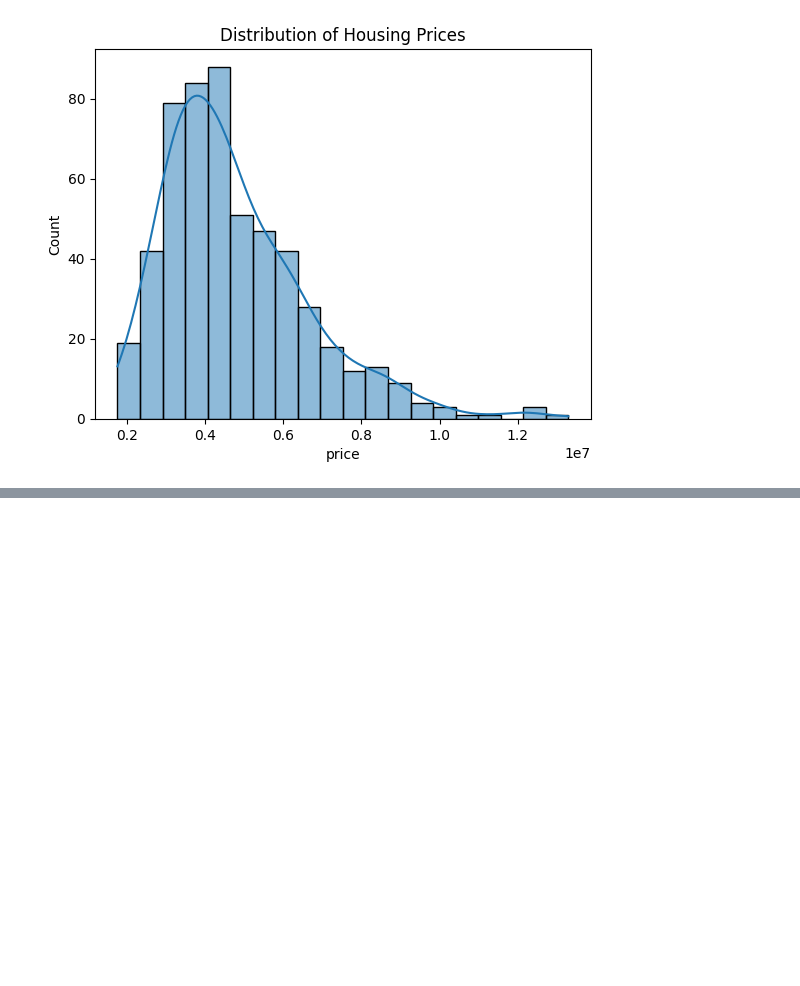
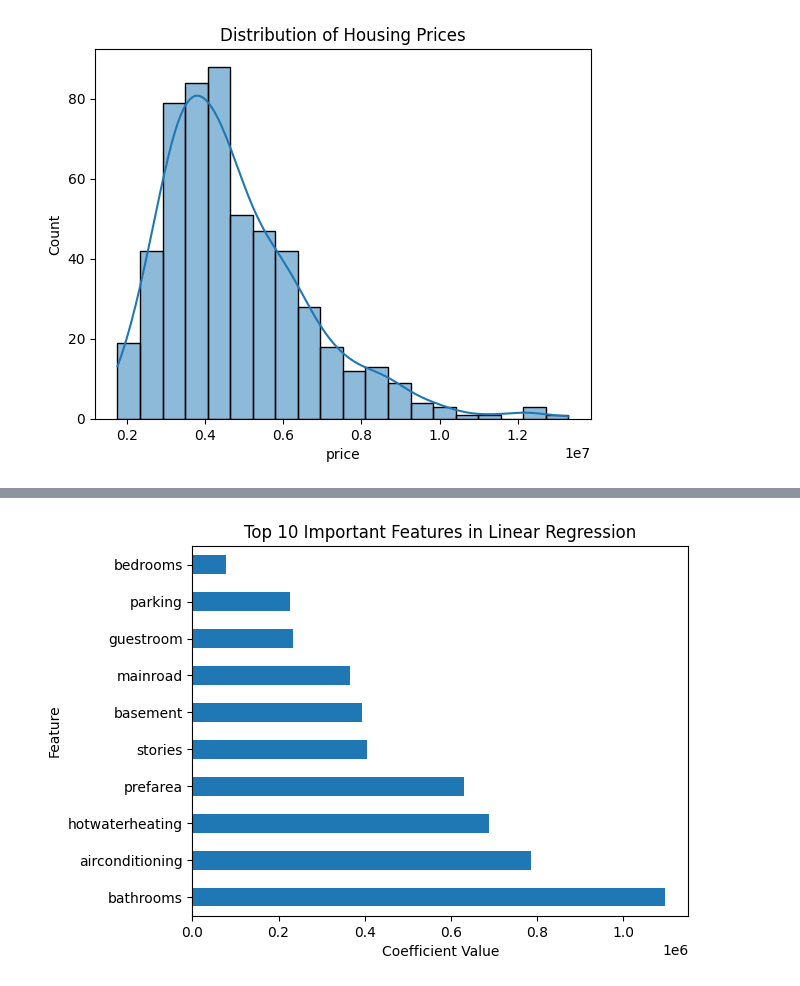
Before and after one commit to JoelEkeng/Linear-regression-model, a Jupyter notebook: model.ipynb, the cells around one changed output, grey strips where cells are left out. Cells and saved outputs as stored; diff of their text form; code cells hidden in the pictures; blank space fills up the shorter version.

```diff
--- a/model.ipynb
+++ b/model.ipynb
@@ -132,0 +188,13 @@ plt.show()
+# %%
+# Train a linear regression Model
+
+from sklearn.linear_model import LinearRegression
+
+# Initialize Model
+lr_model = LinearRegression()
+
+# Train Model
+lr_model.fit(X_train, y_train)
+
+# Predict on Test Set
+y_pred = lr_model.predict(X_test)
@@ -132,0 +237,14 @@ plt.show()
+# %%
+#Top 10 features
+
+# Extract Feature Importance using Coefficients
+feature_importance = pd.Series(lr_model.coef_, index=X.columns)
+
+# Plot the top 10 important features
+feature_importance.nlargest(10).plot(kind='barh')
+plt.title("Top 10 Important Features in Linear Regression")
+plt.xlabel("Coefficient Value")
+plt.ylabel("Feature")
+plt.show()
+# %% [output]
+[figure, added]
```
Also changed, not shown: parts of 7 cells of this notebook, 1 other file.
